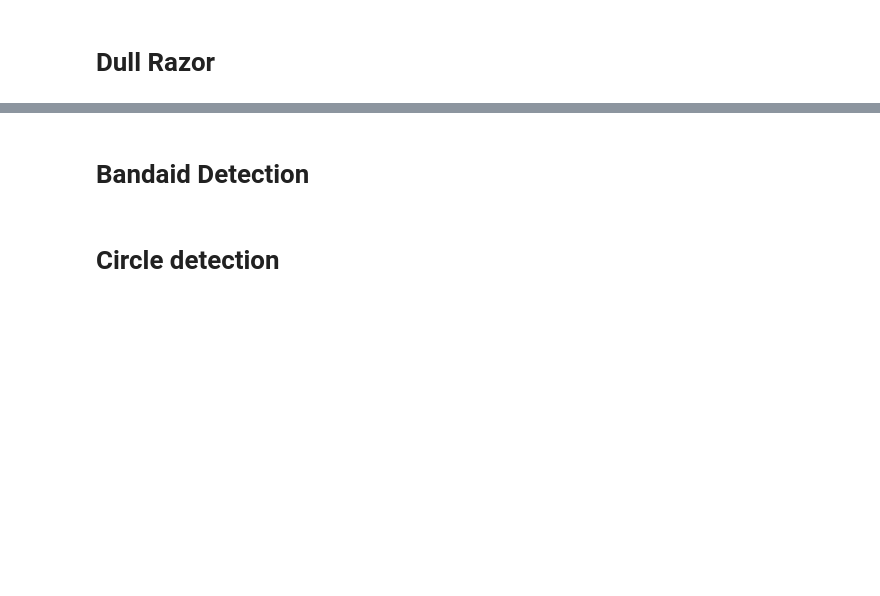
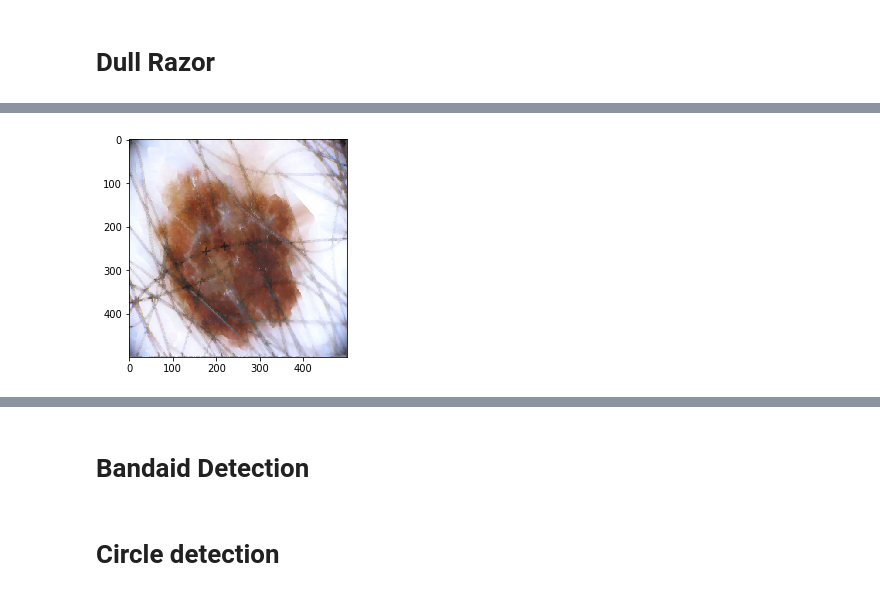
Before and after one commit to AkshayShetty2618/ISM, a Jupyter notebook: Image_PreProcessing.ipynb, the cells around one changed output, grey strips where cells are left out. Cells and saved outputs as stored; diff of their text form; code cells hidden in the pictures; blank space fills up the shorter version.

```diff
--- a/Image_PreProcessing.ipynb
+++ b/Image_PreProcessing.ipynb
@@ -43,0 +69,5 @@ plt.show()
+# %%
+plt.imshow(adMean)
+plt.show()
+# %% [output]
+[figure, added]
```
Also changed, not shown: parts of 8 cells of this notebook.
